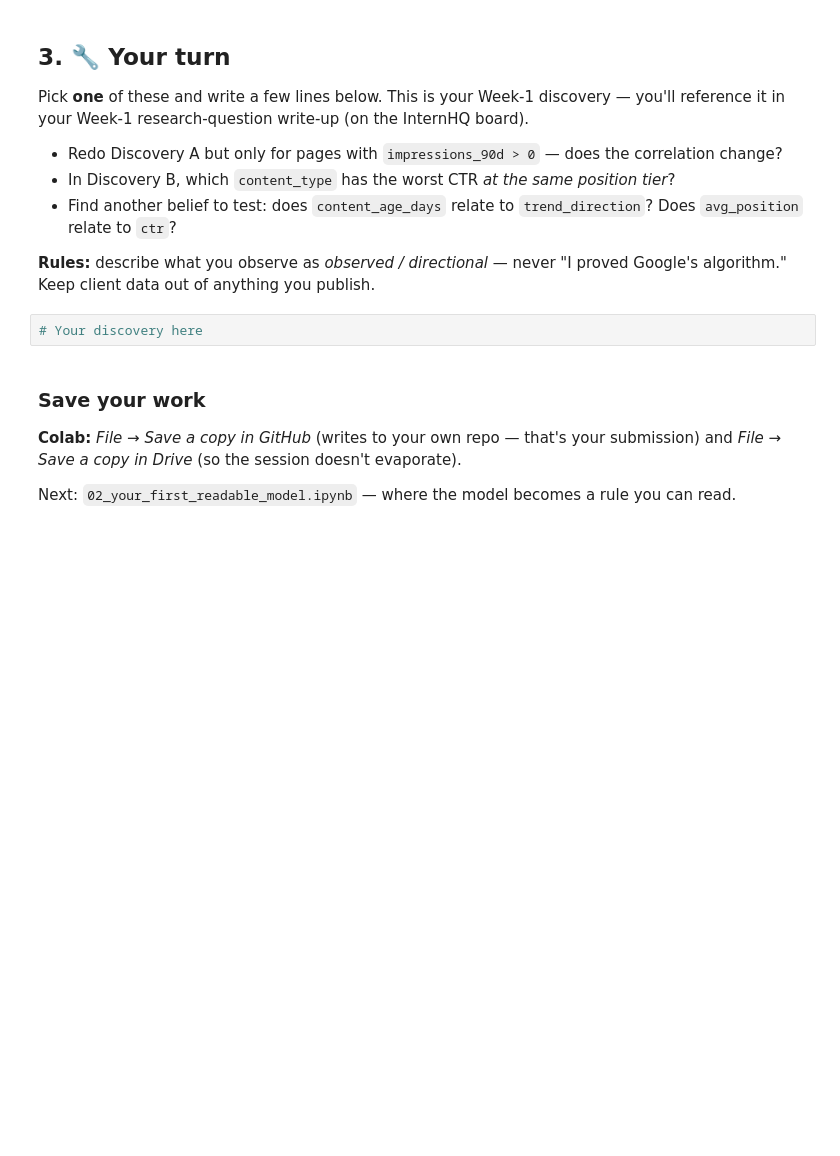
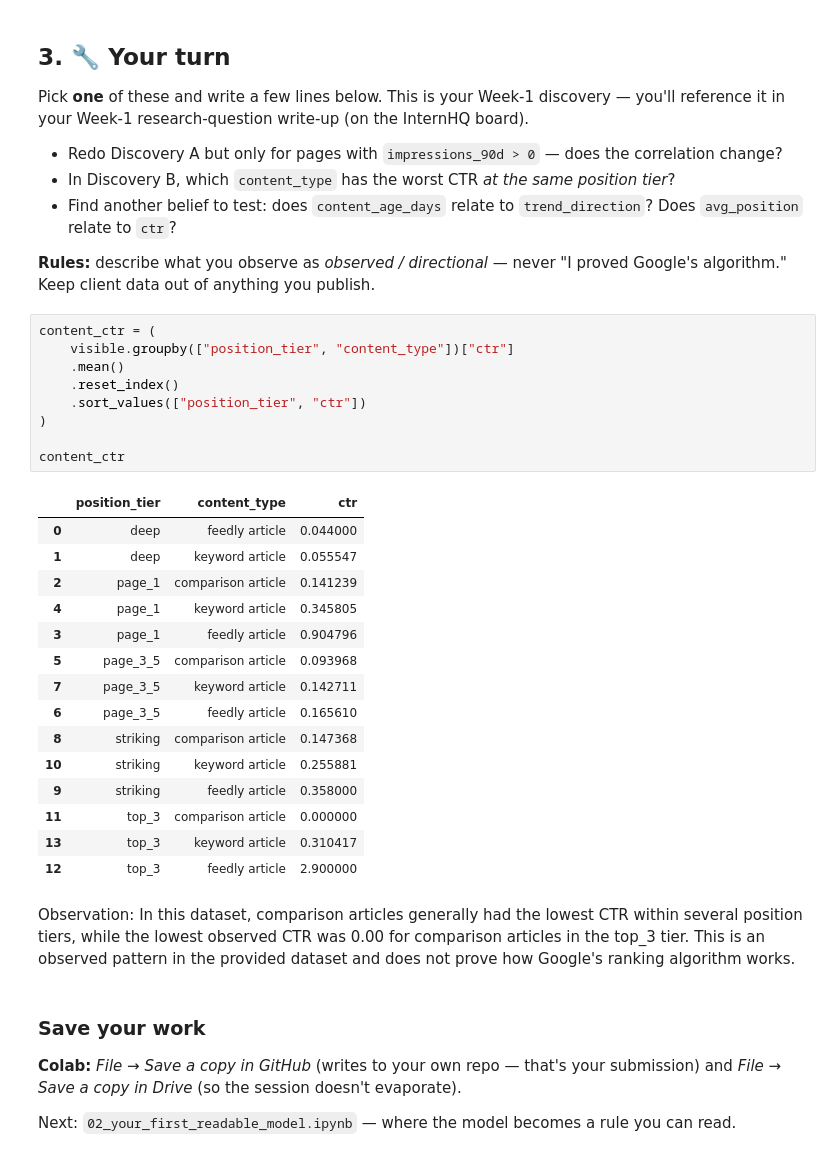
Before and after one commit to VinayBhavikatti/flyrank-ml-internship, a Jupyter notebook: notebooks/01_first_look_and_discovery.ipynb, the cells around one changed output. Saved outputs shown, nothing was run; the diff lists cells and outputs as text; blank space fills up the shorter version.

```diff
--- a/notebooks/01_first_look_and_discovery.ipynb
+++ b/notebooks/01_first_look_and_discovery.ipynb
@@ -98,7 +152,32 @@ Pick **one** of these and write a few lines below. This is your Week-1 discovery
 
 **Rules:** describe what you observe as *observed / directional* — never "I proved Google's algorithm." Keep client data out of anything you publish.
 # %%
-# Your discovery here
+content_ctr = (
+    visible.groupby(["position_tier", "content_type"])["ctr"]
+    .mean()
+    .reset_index()
+    .sort_values(["position_tier", "ctr"])
+)
+
+content_ctr
+# %% [output]
+|  | position_tier | content_type | ctr |
+| 0 | deep | feedly article | 0.044000 |
+| 1 | deep | keyword article | 0.055547 |
+| 2 | page_1 | comparison article | 0.141239 |
+| 4 | page_1 | keyword article | 0.345805 |
+| 3 | page_1 | feedly article | 0.904796 |
+| 5 | page_3_5 | comparison article | 0.093968 |
+| 7 | page_3_5 | keyword article | 0.142711 |
+| 6 | page_3_5 | feedly article | 0.165610 |
+| 8 | striking | comparison article | 0.147368 |
+| 10 | striking | keyword article | 0.255881 |
+| 9 | striking | feedly article | 0.358000 |
+| 11 | top_3 | comparison article | 0.000000 |
+| 13 | top_3 | keyword article | 0.310417 |
+| 12 | top_3 | feedly article | 2.900000 |
+# %% [markdown]
+Observation: In this dataset, comparison articles generally had the lowest CTR within several position tiers, while the lowest observed CTR was 0.00 for comparison articles in the top_3 tier. This is an observed pattern in the provided dataset and does not prove how Google's ranking algorithm works.
 # %% [markdown]
 ### Save your work
 **Colab:** *File → Save a copy in GitHub* (writes to your own repo — that's your submission) and *File → Save a copy in Drive* (so the session doesn't evaporate).
```
Also changed, not shown: parts of 7 cells of this notebook.
